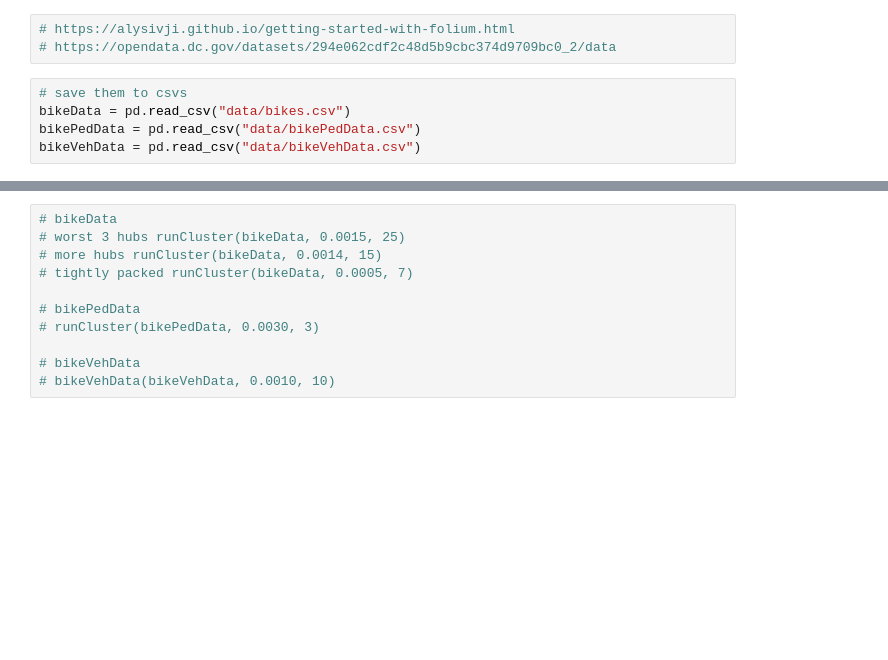
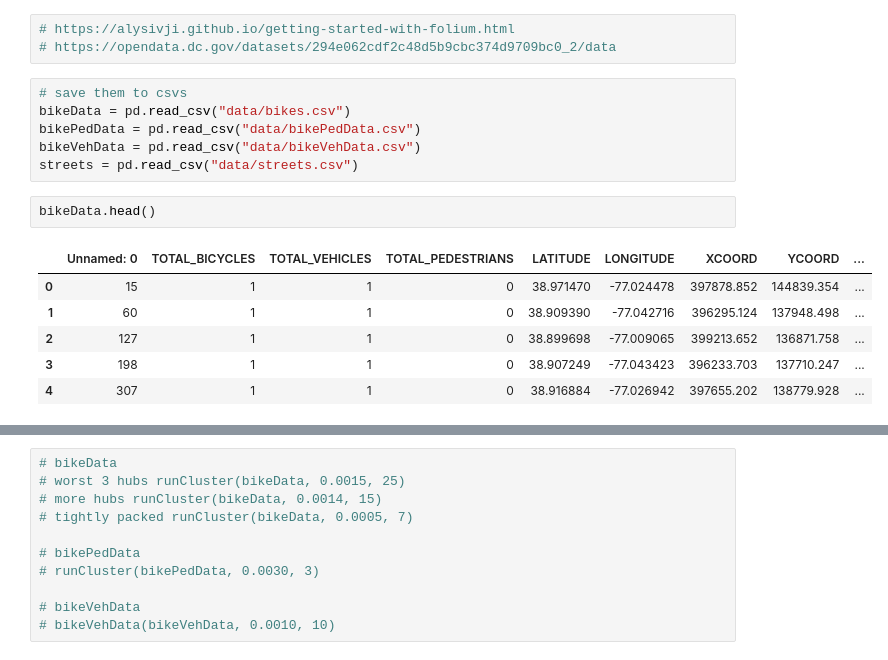
Before and after one commit to jagluck/dc-bike-analysis, a Jupyter notebook: cluster.ipynb, the cells around one changed output, grey strips where cells are left out. Cells and saved outputs as stored; diff of their text form; blank space fills up the shorter version.

Commit message:
add secondary street

```diff
--- a/cluster.ipynb
+++ b/cluster.ipynb
@@ -14,6 +14,16 @@ import folium
 bikeData = pd.read_csv("data/bikes.csv")
 bikePedData = pd.read_csv("data/bikePedData.csv")
 bikeVehData = pd.read_csv("data/bikeVehData.csv")
+streets = pd.read_csv("data/streets.csv")
+# %%
+bikeData.head()
+# %% [output]
+|  | Unnamed: 0 | TOTAL_BICYCLES | TOTAL_VEHICLES | TOTAL_PEDESTRIANS | LATITUDE | LONGITUDE | XCOORD | YCOORD | ... |
+| 0 | 15 | 1 | 1 | 0 | 38.971470 | -77.024478 | 397878.852 | 144839.354 | ... |
+| 1 | 60 | 1 | 1 | 0 | 38.909390 | -77.042716 | 396295.124 | 137948.498 | ... |
+| 2 | 127 | 1 | 1 | 0 | 38.899698 | -77.009065 | 399213.652 | 136871.758 | ... |
+| 3 | 198 | 1 | 1 | 0 | 38.907249 | -77.043423 | 396233.703 | 137710.247 | ... |
+| 4 | 307 | 1 | 1 | 0 | 38.916884 | -77.026942 | 397655.202 | 138779.928 | ... |
 # %%
 colorsList = ['red', 'blue', 'black', 'purple', 'orange', 'pink', 'green']
 
```
Also changed, not shown: parts of 2 cells of this notebook, 2 other files.
